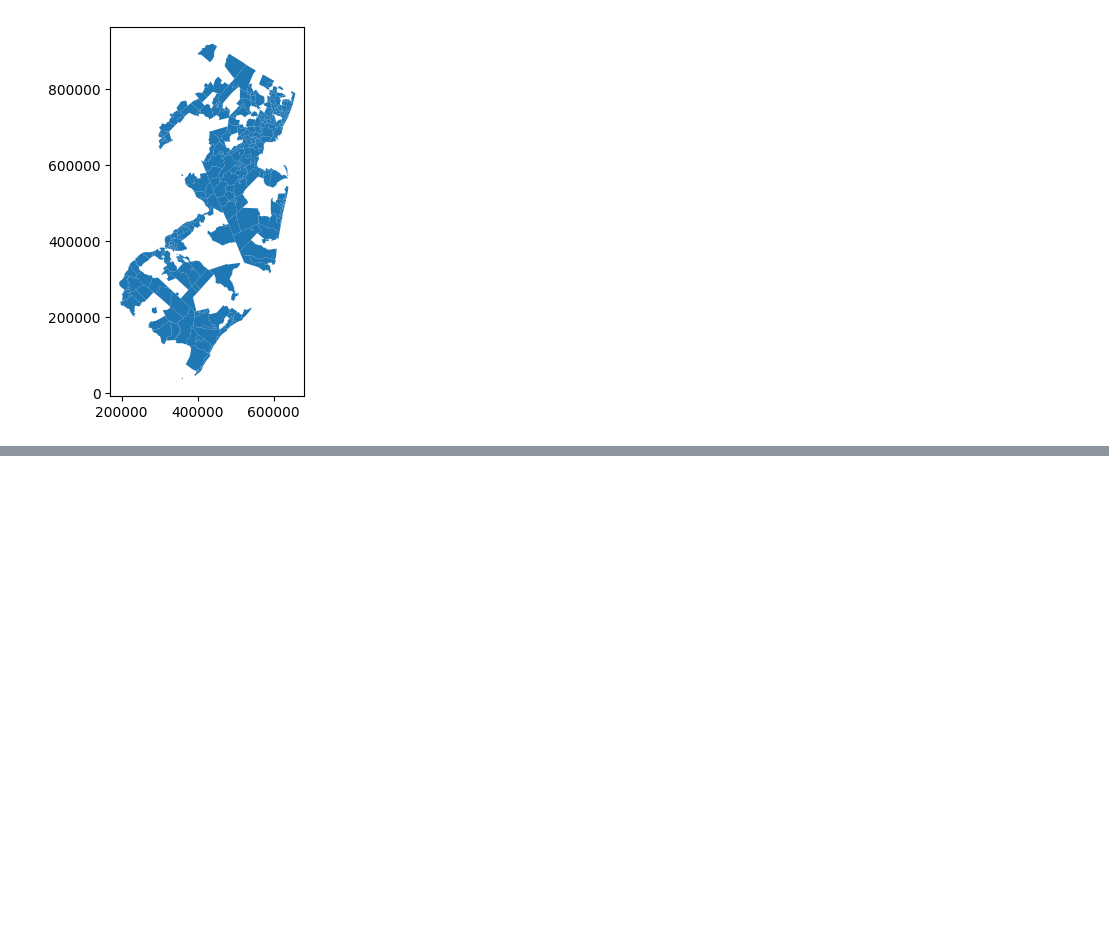
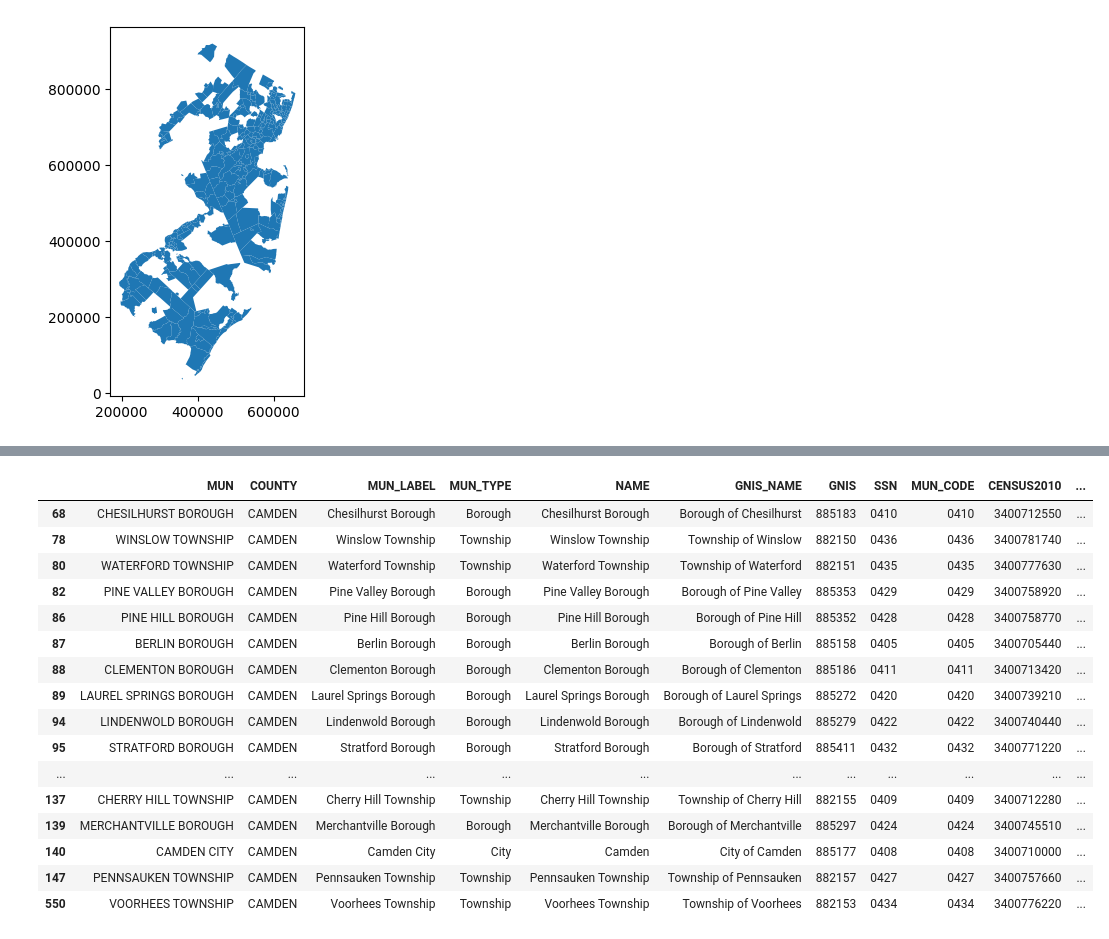
Before and after one commit to MhiyaJ/My-GIS-Stuff, a Jupyter notebook: aok.ipynb, the cells around one changed output, grey strips where cells are left out. Cells and saved outputs as stored; diff of their text form; code cells hidden in the pictures; blank space fills up the shorter version.

```diff
--- a/aok.ipynb
+++ b/aok.ipynb
@@ -86,0 +161,23 @@ dtype: object
+# %%
+#aok: i see from excel file that we need to adjust here some strings
+mun['MUN'] = mun['MUN'].str.replace(r'TWP$', 'TOWNSHIP', regex=True)
+mun['MUN'] = mun['MUN'].str.replace(r'BORO$', 'BOROUGH', regex=True)
+mun
+# %% [output]
+|  | MUN | COUNTY | MUN_LABEL | MUN_TYPE | NAME | GNIS_NAME | GNIS | SSN | MUN_CODE | CENSUS2010 | ... |
+| 68 | CHESILHURST BOROUGH | CAMDEN | Chesilhurst Borough | Borough | Chesilhurst Borough | Borough of Chesilhurst | 885183 | 0410 | 0410 | 3400712550 | ... |
+| 78 | WINSLOW TOWNSHIP | CAMDEN | Winslow Township | Township | Winslow Township | Township of Winslow | 882150 | 0436 | 0436 | 3400781740 | ... |
+| 80 | WATERFORD TOWNSHIP | CAMDEN | Waterford Township | Township | Waterford Township | Township of Waterford | 882151 | 0435 | 0435 | 3400777630 | ... |
+| 82 | PINE VALLEY BOROUGH | CAMDEN | Pine Valley Borough | Borough | Pine Valley Borough | Borough of Pine Valley | 885353 | 0429 | 0429 | 3400758920 | ... |
+| 86 | PINE HILL BOROUGH | CAMDEN | Pine Hill Borough | Borough | Pine Hill Borough | Borough of Pine Hill | 885352 | 0428 | 0428 | 3400758770 | ... |
+| 87 | BERLIN BOROUGH | CAMDEN | Berlin Borough | Borough | Berlin Borough | Borough of Berlin | 885158 | 0405 | 0405 | 3400705440 | ... |
+| 88 | CLEMENTON BOROUGH | CAMDEN | Clementon Borough | Borough | Clementon Borough | Borough of Clementon | 885186 | 0411 | 0411 | 3400713420 | ... |
+| 89 | LAUREL SPRINGS BOROUGH | CAMDEN | Laurel Springs Borough | Borough | Laurel Springs Borough | Borough of Laurel Springs | 885272 | 0420 | 0420 | 3400739210 | ... |
+| 94 | LINDENWOLD BOROUGH | CAMDEN | Lindenwold Borough | Borough | Lindenwold Borough | Borough of Lindenwold | 885279 | 0422 | 0422 | 3400740440 | ... |
+| 95 | STRATFORD BOROUGH | CAMDEN | Stratford Borough | Borough | Stratford Borough | Borough of Stratford | 885411 | 0432 | 0432 | 3400771220 | ... |
+| ... | ... | ... | ... | ... | ... | ... | ... | ... | ... | ... | ... |
+| 137 | CHERRY HILL TOWNSHIP | CAMDEN | Cherry Hill Township | Township | Cherry Hill Township | Township of Cherry Hill | 882155 | 0409 | 0409 | 3400712280 | ... |
+| 139 | MERCHANTVILLE BOROUGH | CAMDEN | Merchantville Borough | Borough | Merchantville Borough | Borough of Merchantville | 885297 | 0424 | 0424 | 3400745510 | ... |
+| 140 | CAMDEN CITY | CAMDEN | Camden City | City | Camden | City of Camden | 885177 | 0408 | 0408 | 3400710000 | ... |
+| 147 | PENNSAUKEN TOWNSHIP | CAMDEN | Pennsauken Township | Township | Pennsauken Township | Township of Pennsauken | 882157 | 0427 | 0427 | 3400757660 | ... |
+| 550 | VOORHEES TOWNSHIP | CAMDEN | Voorhees Township | Township | Voorhees Township | Township of Voorhees | 882153 | 0434 | 0434 | 3400776220 | ... |
```
Also changed, not shown: parts of 25 cells of this notebook.
